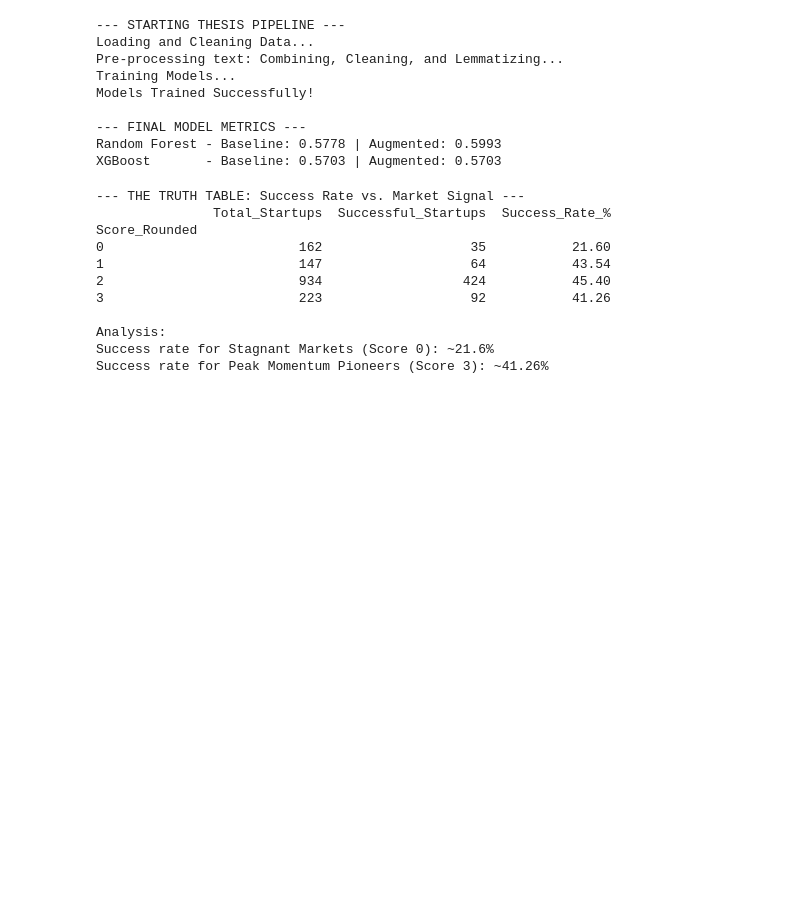
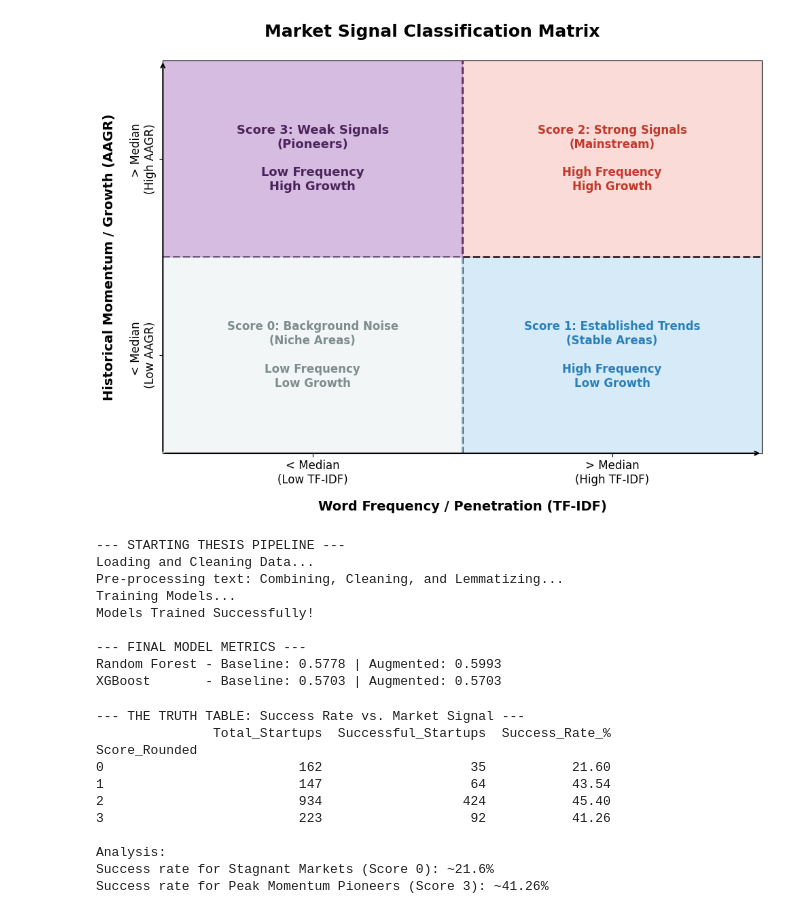
Before and after one commit to nehirlaviva/startup-success-prediction, a Jupyter notebook: yc_dataset/yc_pipeline.ipynb, the cells around one changed output. Drawn from its saved outputs; the diff is of its cells as text; code cells hidden in the pictures; blank space fills up the shorter version.

```diff
--- a/yc_dataset/yc_pipeline.ipynb
+++ b/yc_dataset/yc_pipeline.ipynb
@@ -18,6 +18,62 @@ sns.set_style("whitegrid")
 The autoreload extension is already loaded. To reload it, use:
   %reload_ext autoreload
 [interactive output not drawn]
+# %%
+import matplotlib.pyplot as plt
+import numpy as np
+
+# Set up the figure for the thesis
+fig, ax = plt.subplots(figsize=(10, 8))
+fig.suptitle('Market Signal Classification Matrix', fontsize=18, fontweight='bold', y=0.95)
+
+# Define the boundaries (Medians)
+median_x = 0.5
+median_y = 0.5
+
+# Draw the Median thresholds (The crosshairs)
+ax.axvline(median_x, color='black', linestyle='--', linewidth=2, zorder=1)
+ax.axhline(median_y, color='black', linestyle='--', linewidth=2, zorder=1)
+
+# Quadrant 0: Background Noise / Niche Areas (Bottom-Left)
+ax.fill_between([0, median_x], 0, median_y, color='#ecf0f1', alpha=0.6)
+ax.text(0.25, 0.25, 'Score 0: Background Noise\n(Niche Areas)\n\nLow Frequency\nLow Growth',
+        fontsize=12, ha='center', va='center', fontweight='bold', color='#7f8c8d')
+
+# Quadrant 1: Established Trends / Stable Areas (Bottom-Right)
+ax.fill_between([median_x, 1], 0, median_y, color='#3498db', alpha=0.2)
+ax.text(0.75, 0.25, 'Score 1: Established Trends\n(Stable Areas)\n\nHigh Frequency\nLow Growth',
+        fontsize=12, ha='center', va='center', fontweight='bold', color='#2980b9')
+
+# Quadrant 2: Strong Signals (Top-Right)
+ax.fill_between([median_x, 1], median_y, 1, color='#e74c3c', alpha=0.2)
+ax.text(0.75, 0.75, 'Score 2: Strong Signals\n(Mainstream)\n\nHigh Frequency\nHigh Growth',
+        fontsize=12, ha='center', va='center', fontweight='bold', color='#c0392b')
+
+# Quadrant 3: Weak Signals / Pioneers (Top-Left) - Highlighted for emphasis
+ax.fill_between([0, median_x], median_y, 1, color='#9b59b6', alpha=0.4)
+ax.text(0.25, 0.75, 'Score 3: Weak Signals\n(Pioneers)\n\nLow Frequency\nHigh Growth',
+        fontsize=13, ha='center', va='center', fontweight='bold', color='#4a235a')
+
+# Formatting the axes to look like a clean conceptual matrix
+ax.set_xlim(0, 1)
+ax.set_ylim(0, 1)
+ax.set_xticks([0.25, 0.75])
+ax.set_xticklabels(['< Median\n(Low TF-IDF)', '> Median\n(High TF-IDF)'], fontsize=12)
+ax.set_yticks([0.25, 0.75])
+ax.set_yticklabels(['< Median\n(Low AAGR)', '> Median\n(High AAGR)'], fontsize=12, rotation=90, va='center')
+
+ax.set_xlabel('Word Frequency / Penetration (TF-IDF)', fontsize=14, fontweight='bold', labelpad=15)
+ax.set_ylabel('Historical Momentum / Growth (AAGR)', fontsize=14, fontweight='bold', labelpad=15)
+
+# Add custom axis arrows for style
+ax.annotate('', xy=(1, 0), xytext=(0, 0), arrowprops=dict(arrowstyle="->", lw=1.5))
+ax.annotate('', xy=(0, 1), xytext=(0, 0), arrowprops=dict(arrowstyle="->", lw=1.5))
+
+plt.tight_layout(rect=[0, 0.03, 1, 0.95])
+plt.savefig("market_signal_matrix.pdf", format="pdf", bbox_inches="tight")
+plt.show()
+# %% [output]
+[figure, added]
 # %%
 print("--- STARTING THESIS PIPELINE ---")
 
```
Also changed, not shown: parts of 1 cell of this notebook, 11 other files.
